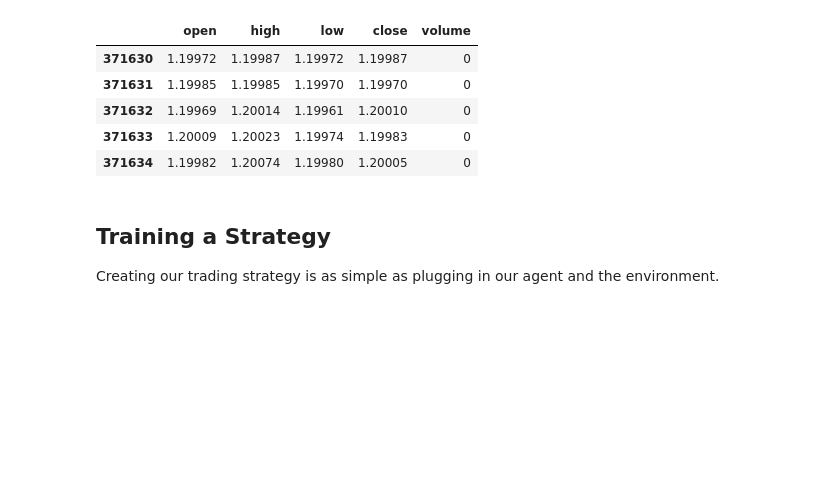
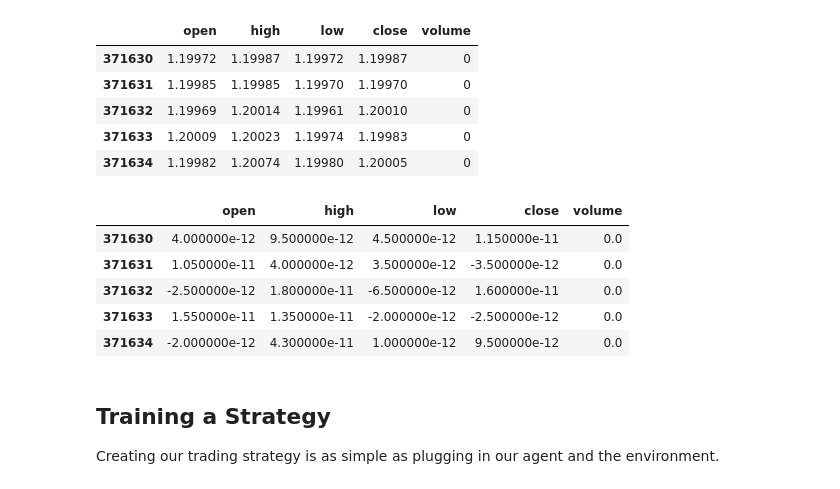
Before and after one commit to carlomigs/tensortrade, a Jupyter notebook: examples/migs_TensorTrade_Tutorial.ipynb, the cells around one changed output. Cells and saved outputs as stored; diff of their text form; code cells hidden in the pictures; blank space fills up the shorter version.

```diff
--- a/examples/migs_TensorTrade_Tutorial.ipynb
+++ b/examples/migs_TensorTrade_Tutorial.ipynb
@@ -121,7 +121,7 @@ df = pd.read_csv('/content/btgym/examples/data/DAT_ASCII_EURUSD_M1_2017.csv',
                  delimiter=';',
                  names=headers)
 
-exchange = SimulatedExchange(data_frame=df, base_instrument='USD', pretransform=False)
+exchange = SimulatedExchange(data_frame=df, base_instrument='USD', pretransform=True)
 exchange.data_frame.tail()
 # %% [output]
 |  | open | high | low | close | volume |
@@ -133,14 +133,27 @@ exchange.data_frame.tail()
 # %%
 from tensortrade.features import FeaturePipeline
 from tensortrade.features.scalers import MinMaxNormalizer
 from tensortrade.features.stationarity import FractionalDifference
+from tensortrade.features.indicators import SimpleMovingAverage
 
-normalize_price = MinMaxNormalizer(["open", "high", "low", "close"], inplace=True)
+price_columns = ["open", "high", "low", "close"]
+
+normalize_price = MinMaxNormalizer(price_columns, inplace=True)
+moving_averages = SimpleMovingAverage(price_columns)
 difference_all = FractionalDifference(difference_order=1, inplace=True)
 
-feature_pipeline = FeaturePipeline(steps=[normalize_price, difference_all])
+feature_pipeline = FeaturePipeline(steps=[normalize_price,
+                                          moving_averages,
+                                          difference_all])
 exchange.feature_pipeline = feature_pipeline
 exchange.data_frame.tail()
+# %% [output]
+|  | open | high | low | close | volume |
+| 371630 | 4.000000e-12 | 9.500000e-12 | 4.500000e-12 | 1.150000e-11 | 0.0 |
+| 371631 | 1.050000e-11 | 4.000000e-12 | 3.500000e-12 | -3.500000e-12 | 0.0 |
+| 371632 | -2.500000e-12 | 1.800000e-11 | -6.500000e-12 | 1.600000e-11 | 0.0 |
+| 371633 | 1.550000e-11 | 1.350000e-11 | -2.000000e-12 | -2.500000e-12 | 0.0 |
+| 371634 | -2.000000e-12 | 4.300000e-11 | 1.000000e-12 | 9.500000e-12 | 0.0 |
 # %%
 from tensortrade.actions import DiscreteActionStrategy
 
```
Also changed, not shown: parts of 8 cells of this notebook.
